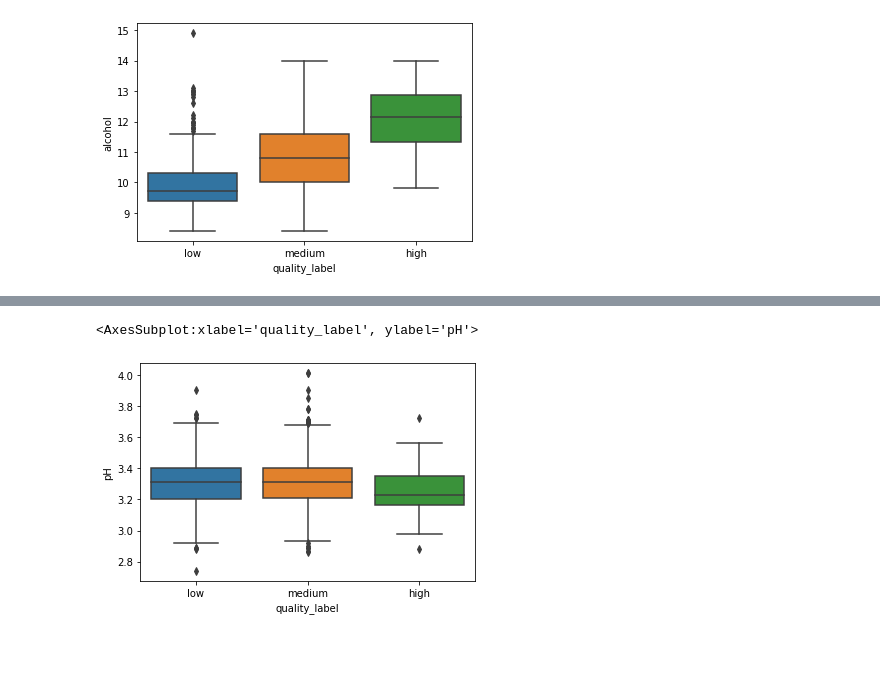
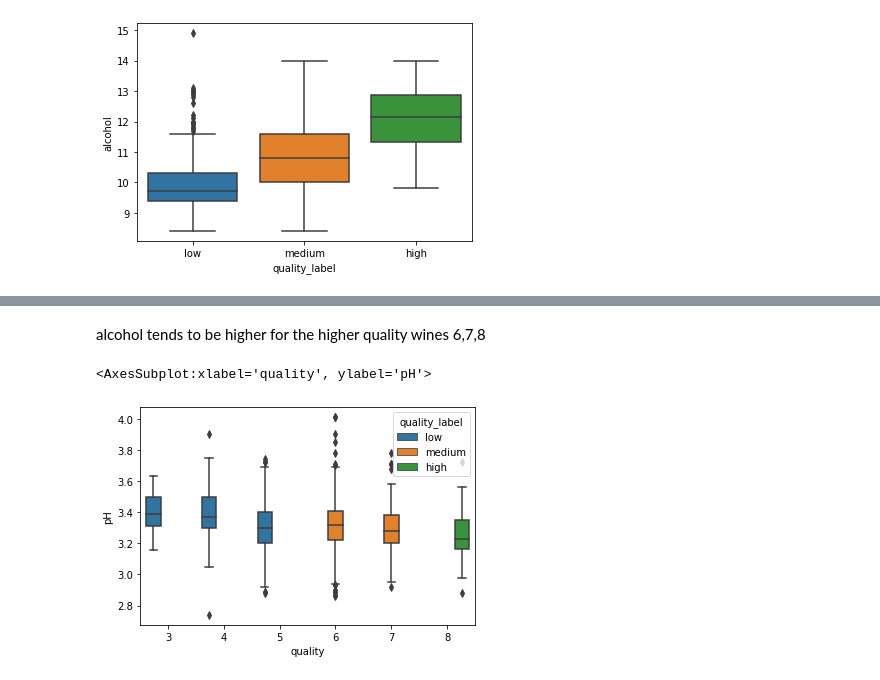
Before and after one commit to TriFonEiro/Blueberry-Wine, a Jupyter notebook: red_wine.ipynb, the cells around one changed output, grey strips where cells are left out. Saved outputs shown, nothing was run; the diff lists cells and outputs as text; code cells hidden in the pictures; blank space fills up the shorter version.

```diff
--- a/red_wine.ipynb
+++ b/red_wine.ipynb
@@ -78,3 +78,16 @@ display(red_wine.tail(5))
 | 1598 | 6.0 | 0.310 | 0.47 | 3.6 | 0.067 | 18.0 | ... |
 # %% [markdown]
 The describe () function in Python summarizes statistics. This function returns the count, mean, standard deviation, minimum and maximum values, and the quantiles of the data.
+# %%
+# we are creating a new column called "quality_label", we define a range and associate that range with a label
+#red_wine['quality_label'] = red_wine['quality'].apply(lambda value: 'low'
+#if value <= 5 else 'medium'
+#if value <= 7 else 'high')
+
+red_wine['quality_label'] = red_wine['quality'].apply(lambda x: 'low'
+if x <= 5 else 'medium'
+if x <= 7 else 'high')
+
+red_wine['quality_label']= pd.Categorical(red_wine['quality_label'],categories=['low', 'medium', 'high'])
+red_wine.tail(10)
+red_wine
@@ -376,5 +409,7 @@ sns.boxplot(x='quality_label', y='alcohol', data=red_wine)
+# %% [markdown]
+alcohol tends to be higher for the higher quality wines 6,7,8
 # %%
-sns.boxplot(x='quality_label', y='pH', data=red_wine)
+sns.boxplot(x='quality', y='pH', data=red_wine,hue=('quality_label'))
 # %% [output]
-<AxesSubplot:xlabel='quality_label', ylabel='pH'>
+<AxesSubplot:xlabel='quality', ylabel='pH'>
-[figure, old version]
+[figure, new version]
```
Also changed, not shown: parts of 16 cells of this notebook, 2 other files.
